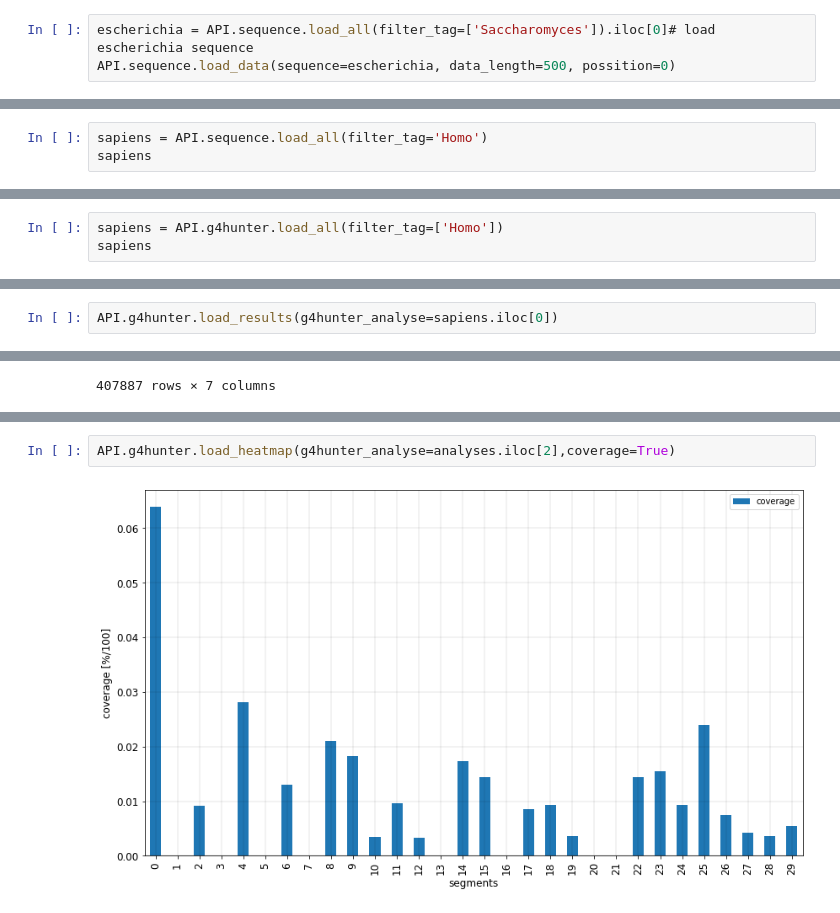
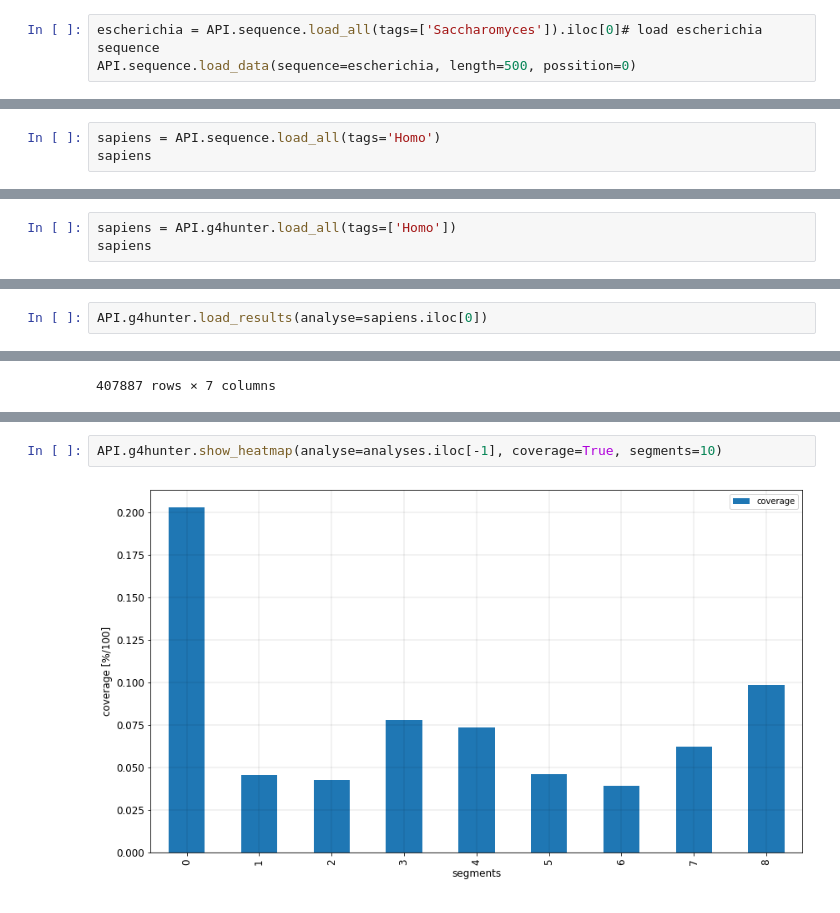
Before and after one commit to patrikkaura/dna-analyser-ibp, a Jupyter notebook: example/example_test_script-checkpoint.ipynb, the cells around one changed output, grey strips where cells are left out. Drawn from its saved outputs; the diff is of its cells as text.

```diff
--- a/example/example_test_script-checkpoint.ipynb
+++ b/example/example_test_script-checkpoint.ipynb
@@ -184,14 +224,14 @@ API.sequence.load_all()
 # %% [markdown]
 ### SHOW DATA
 # %%
-escherichia = API.sequence.load_all(filter_tag=['Saccharomyces']).iloc[0]# load escherichia sequence
-API.sequence.load_data(sequence=escherichia, data_length=500, possition=0)
+escherichia = API.sequence.load_all(tags=['Saccharomyces']).iloc[0]# load escherichia sequence
+API.sequence.load_data(sequence=escherichia, length=500, possition=0)
 # %% [output]
 'CCACACCACACCCACACACCCACACACCACACCACACACCACACCACACCCACACACACACATCCTAACACTACCCTAACACAGCCCTAATCTAACCCTGGCCAACCTGTCTCTCAACTTACCCTCCATTACCCTGCCTCCACTCGTTACCCTGTCCCATTCAACCATACCACTCCGAACCACCATCCATCCCTCTACT ...
 # %% [markdown]
 ### G4HUNTER ANALYSE
 # %%
-sapiens = API.sequence.load_all(filter_tag='Homo')
+sapiens = API.sequence.load_all(tags='Homo')
 sapiens
 # %% [output]
 |  | id | name | created | type | circular | length | ncbi | tags | fasta_comment | gc_count | ... |
@@ -211,5 +265,5 @@ API.g4hunter.load_all()
 # %%
-sapiens = API.g4hunter.load_all(filter_tag=['Homo'])
+sapiens = API.g4hunter.load_all(tags=['Homo'])
 sapiens
 # %% [output]
 |  | id | created | tags | finished | title | sequence_id | result_count | window_size | threshold | ... |
@@ -217,5 +273,5 @@ sapiens
 # %%
-API.g4hunter.load_results(g4hunter_analyse=sapiens.iloc[0])
+API.g4hunter.load_results(analyse=sapiens.iloc[0])
 # %% [output]
 |  | id | position | length | score | absScore | sequence | subScoreList |
 | 0 | 1 | 9998 | 118 | -1.415254 | 1.415254 | NNCTAACCCTAACCCTAACCCTAACCCTAACCC... | [-1.25, -1.4, -1.4, -1.35, -1.35,... |
@@ -249,5 +322,5 @@ file created -> /home/patrikkaura/Git/DNA_analyser_IBP/example/Homo sapiens chro
 # %%
-API.g4hunter.load_heatmap(g4hunter_analyse=analyses.iloc[2],coverage=True)
+API.g4hunter.show_heatmap(analyse=analyses.iloc[-1], coverage=True, segments=10)
 # %% [output]
-[figure, old version]
+[figure, new version]
 # %%
```
Also changed, not shown: parts of 38 cells of this notebook, 46 other files.
